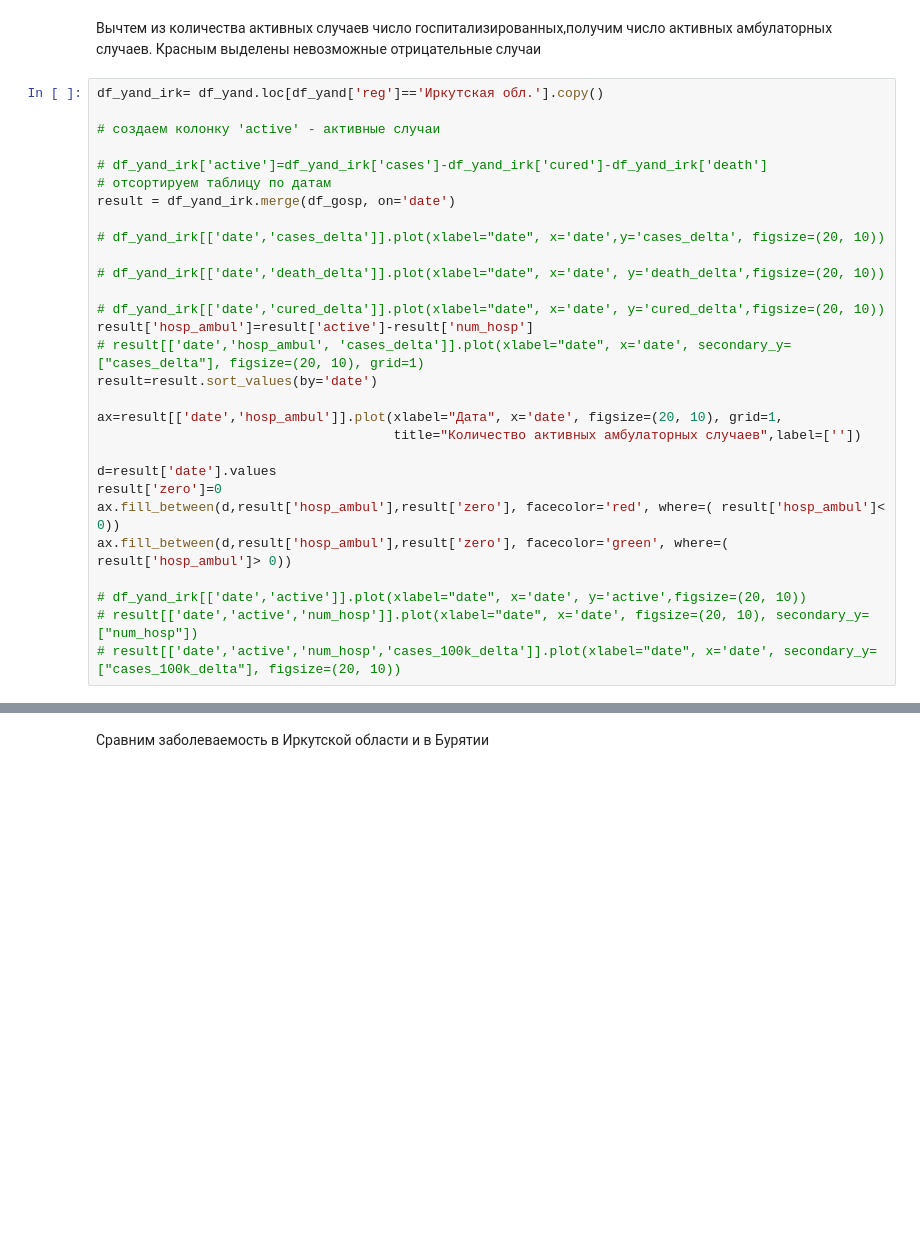
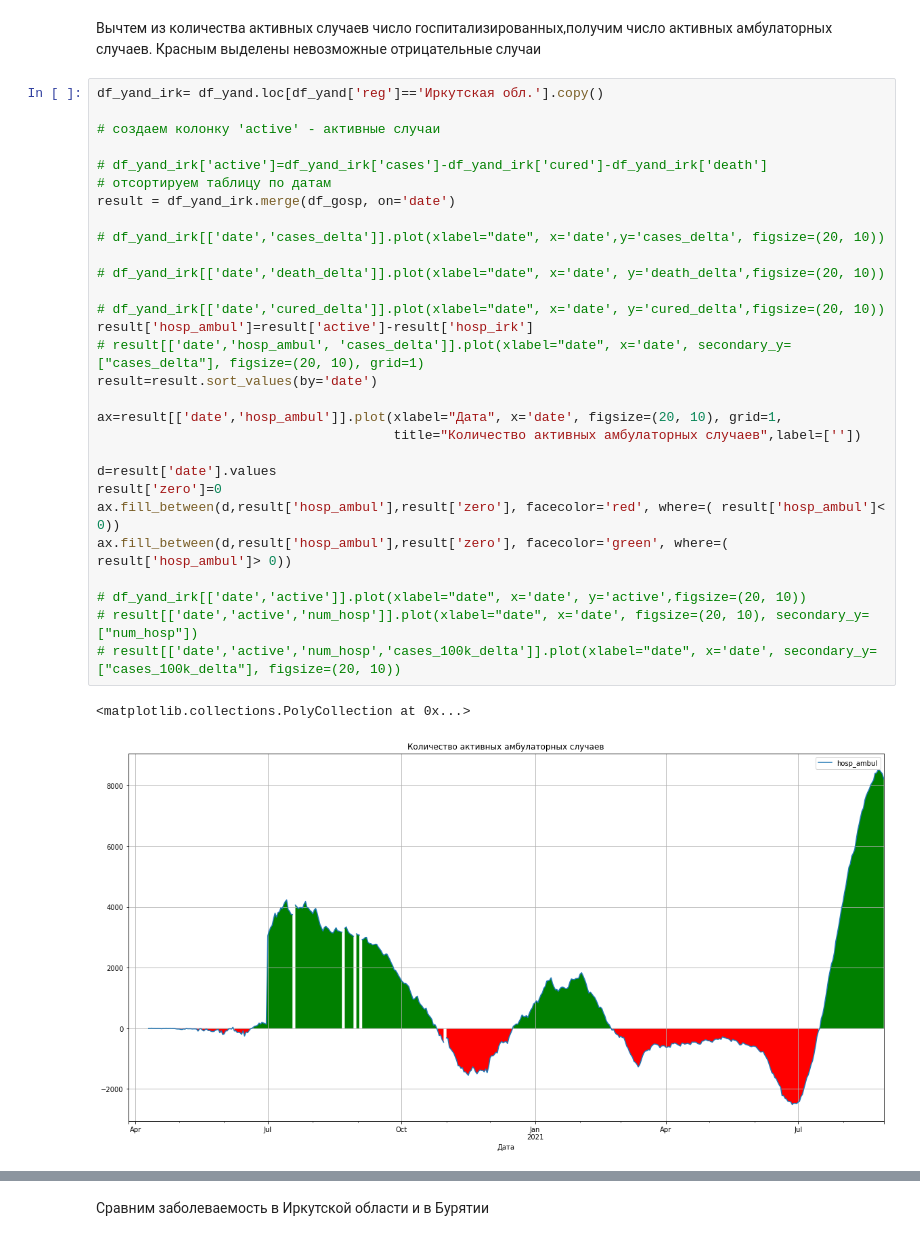
Before and after one commit to irkdoc/Irk_hosp, a Jupyter notebook: irk_rpn_cases.ipynb, the cells around one changed output, grey strips where cells are left out. Drawn from its saved outputs; the diff is of its cells as text; blank space fills up the shorter version.

```diff
--- a/irk_rpn_cases.ipynb
+++ b/irk_rpn_cases.ipynb
@@ -223,32 +238,35 @@ df_yand_irk_bur[['Бурятия','Иркутская обл.']].plot(xlabel='da
 # %%
 df_yand_irk= df_yand.loc[df_yand['reg']=='Иркутская обл.'].copy()
 
 # создаем колонку 'active' - активные случаи
 
 # df_yand_irk['active']=df_yand_irk['cases']-df_yand_irk['cured']-df_yand_irk['death']
 # отсортируем таблицу по датам
 result = df_yand_irk.merge(df_gosp, on='date')
 
 # df_yand_irk[['date','cases_delta']].plot(xlabel="date", x='date',y='cases_delta', figsize=(20, 10))
 
 # df_yand_irk[['date','death_delta']].plot(xlabel="date", x='date', y='death_delta',figsize=(20, 10))
 
 # df_yand_irk[['date','cured_delta']].plot(xlabel="date", x='date', y='cured_delta',figsize=(20, 10))
-result['hosp_ambul']=result['active']-result['num_hosp']
+result['hosp_ambul']=result['active']-result['hosp_irk']
 # result[['date','hosp_ambul', 'cases_delta']].plot(xlabel="date", x='date', secondary_y=["cases_delta"], figsize=(20, 10), grid=1)
 result=result.sort_values(by='date')
 
 ax=result[['date','hosp_ambul']].plot(xlabel="Дата", x='date', figsize=(20, 10), grid=1,
                                       title="Количество активных амбулаторных случаев",label=[''])
 
 d=result['date'].values
 result['zero']=0
 ax.fill_between(d,result['hosp_ambul'],result['zero'], facecolor='red', where=( result['hosp_ambul']< 0))
 ax.fill_between(d,result['hosp_ambul'],result['zero'], facecolor='green', where=( result['hosp_ambul']> 0))
 
 # df_yand_irk[['date','active']].plot(xlabel="date", x='date', y='active',figsize=(20, 10))
 # result[['date','active','num_hosp']].plot(xlabel="date", x='date', figsize=(20, 10), secondary_y=["num_hosp"])
 # result[['date','active','num_hosp','cases_100k_delta']].plot(xlabel="date", x='date', secondary_y=["cases_100k_delta"], figsize=(20, 10))
+# %% [output]
+<matplotlib.collections.PolyCollection at 0x...>
+[figure, added]
 # %%
 df_yand_bur= df_yand.loc[df_yand['reg']=='Бурятия'].copy()
 
```
Also changed, not shown: parts of 13 cells of this notebook.
